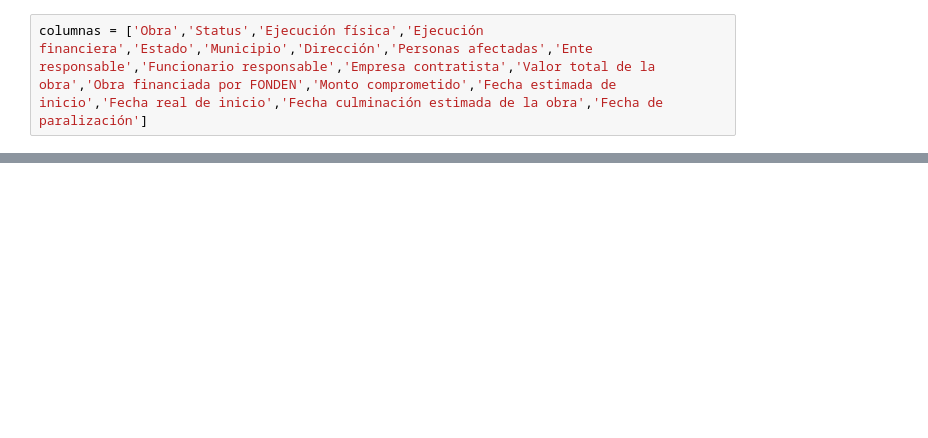
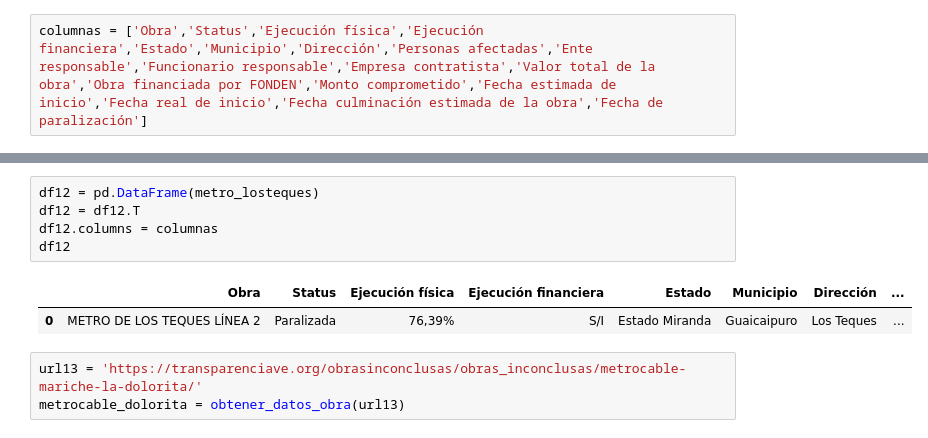
Before and after one commit to Christelllameda/Proyecto-Nro-3, a Jupyter notebook: Obras_transporte.ipynb, the cells around one changed output, grey strips where cells are left out. Drawn from its saved outputs; the diff is of its cells as text; blank space fills up the shorter version.

```diff
--- a/Localizacion_obras.ipynb
+++ b/Obras_transporte.ipynb
@@ -148,0 +154,11 @@ obtener_coordenadas(data)
+# %%
+df12 = pd.DataFrame(metro_losteques)
+df12 = df12.T
+df12.columns = columnas
+df12
+# %% [output]
+|  | Obra | Status | Ejecución física | Ejecución financiera | Estado | Municipio | Dirección | ... |
+| 0 | METRO DE LOS TEQUES LÍNEA 2 | Paralizada | 76,39% | S/I | Estado Miranda | Guaicaipuro | Los Teques | ... |
+# %%
+url13 = 'https://transparenciave.org/obrasinconclusas/obras_inconclusas/metrocable-mariche-la-dolorita/'
+metrocable_dolorita = obtener_datos_obra(url13)
```
Also changed, not shown: parts of 65 cells of this notebook, 7 other files.
